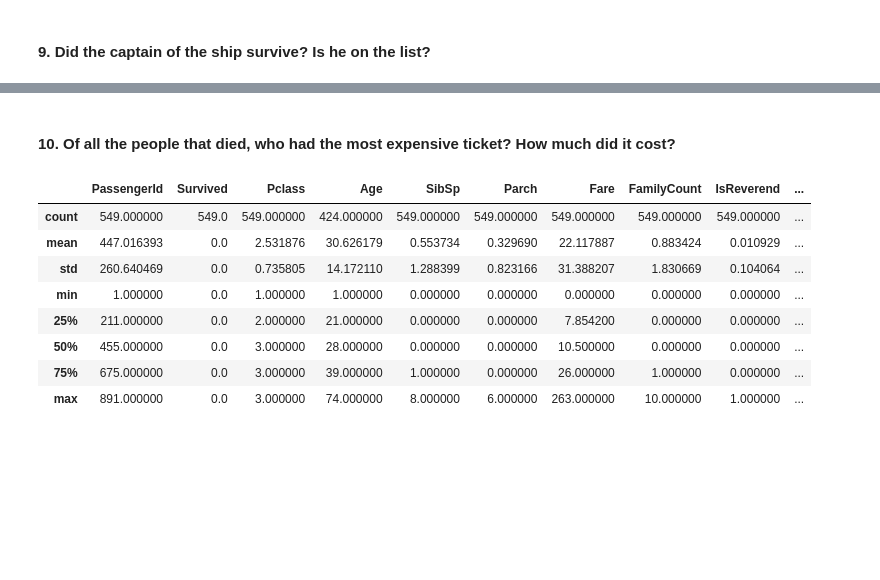
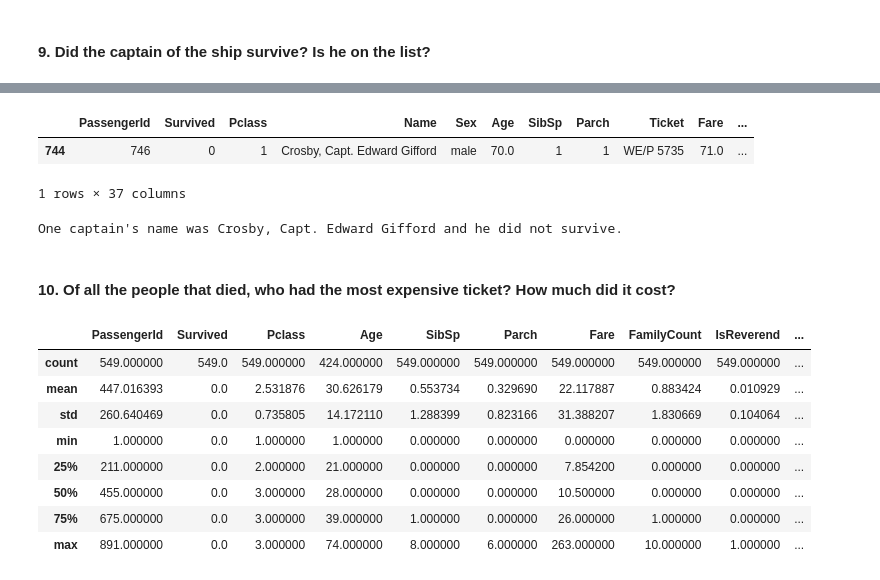
Before and after one commit to nareeratm/titanic, a Jupyter notebook: titanic.ipynb, the cells around one changed output, grey strips where cells are left out. Saved outputs shown, nothing was run; the diff lists cells and outputs as text; code cells hidden in the pictures; blank space fills up the shorter version.

```diff
--- a/titanic.ipynb
+++ b/titanic.ipynb
@@ -352,3 +408,17 @@ The captain's name was Crosby, Capt. Edward Gifford and he did not survive.
+# %%
+captain
+# %% [output]
+|  | PassengerId | Survived | Pclass | Name | Sex | Age | SibSp | Parch | Ticket | Fare | ... |
+| 744 | 746 | 0 | 1 | Crosby, Capt. Edward Gifford | male | 70.0 | 1 | 1 | WE/P 5735 | 71.0 | ... |
+1 rows × 37 columns
+# %%
+#Answer:
+print(f"One captain's name was Crosby, Capt. Edward Gifford and he did not survive.")
+
+#The actual captain's name was Edward was a different name. and was not accounted for and believed to have died.
+# in-class alternative answer we mask with this: train[train['Name'].str.contains('Capt.')][['Name', 'Survived']]
+# %% [output]
+One captain's name was Crosby, Capt. Edward Gifford and he did not survive.
 # %% [markdown]
 #### 10. Of all the people that died, who had the most expensive ticket? How much did it cost?
 # %%
```
Also changed, not shown: parts of 69 cells of this notebook.
